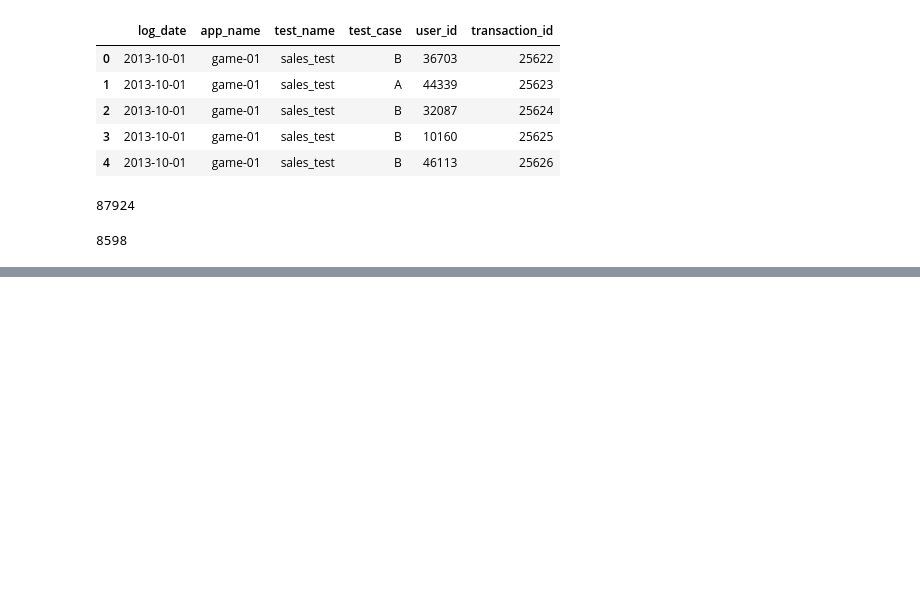
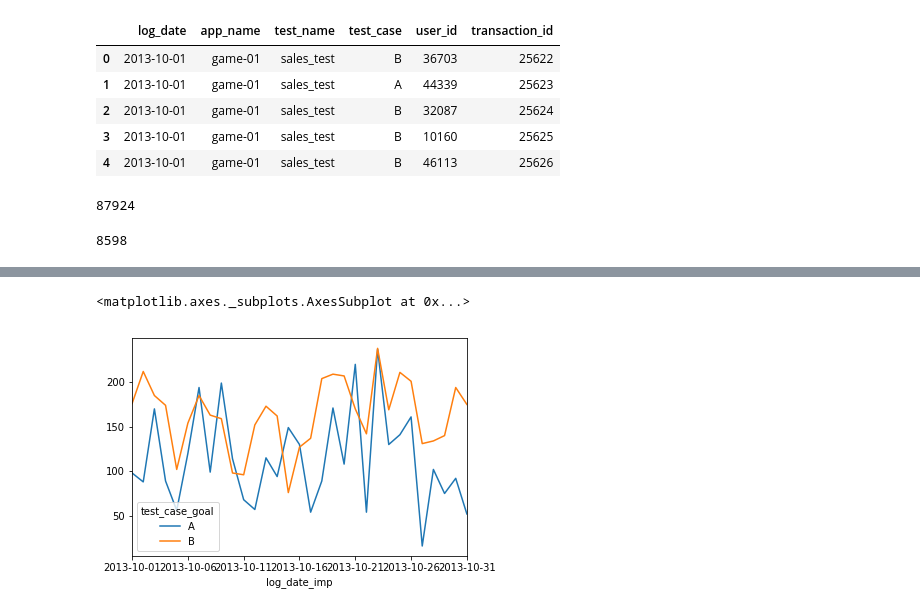
Before and after one commit to Aipakazuma/data_science, a Jupyter notebook: no5.ipynb, the cells around one changed output, grey strips where cells are left out. Drawn from its saved outputs; the diff is of its cells as text; code cells hidden in the pictures; blank space fills up the shorter version.

```diff
--- a/no5.ipynb
+++ b/no5.ipynb
@@ -75,0 +275,5 @@ ab_test_merge.rename({'log_date_x': 'log_date_click', 'log_date_y': 'log_date_lm
+# %%
+_plot.pivot_table(index='log_date_imp', columns='test_case_goal', values='transaction_id', aggfunc='count', fill_value=0).plot()
+# %% [output]
+<matplotlib.axes._subplots.AxesSubplot at 0x...>
+[figure, added]
```
Also changed, not shown: parts of 60 cells of this notebook, 2 other files.
